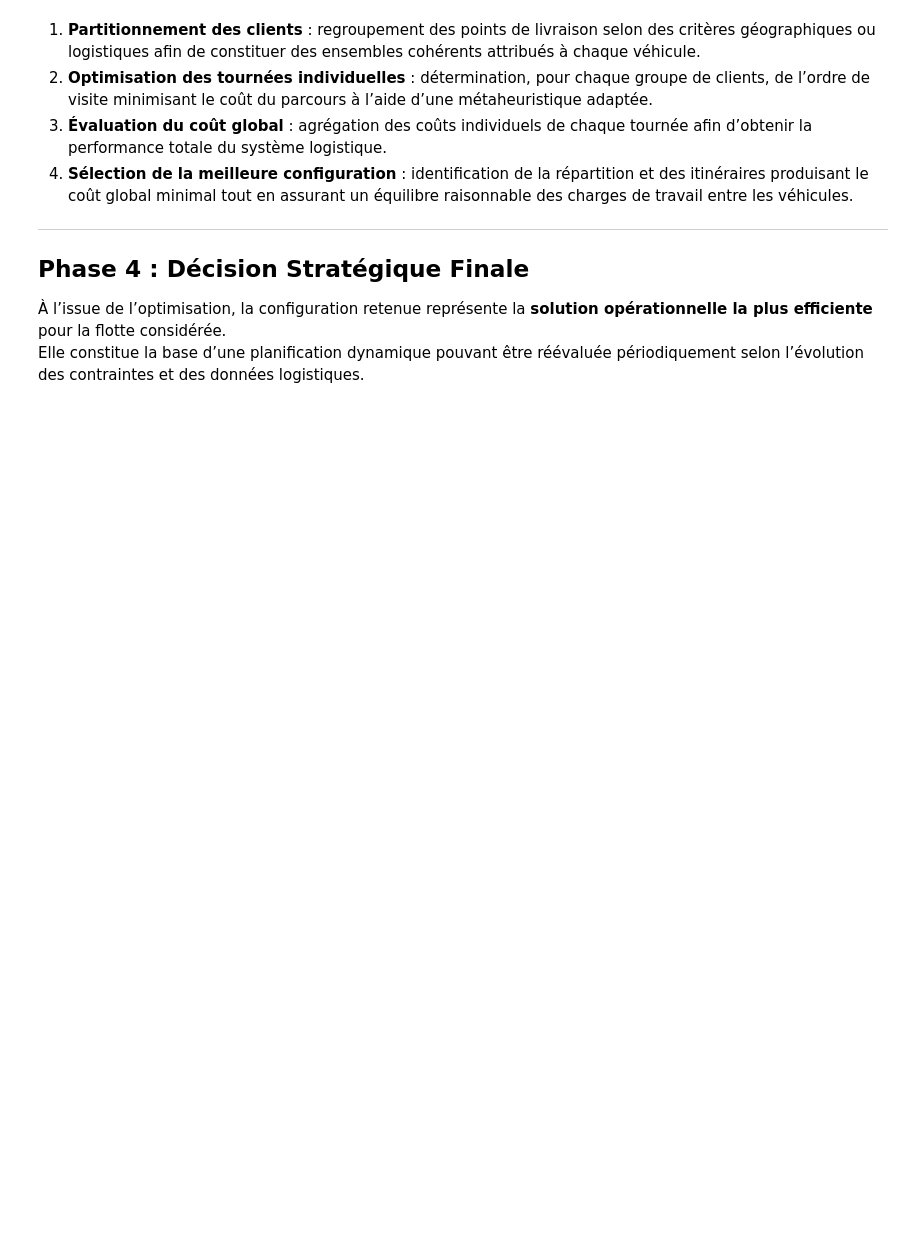
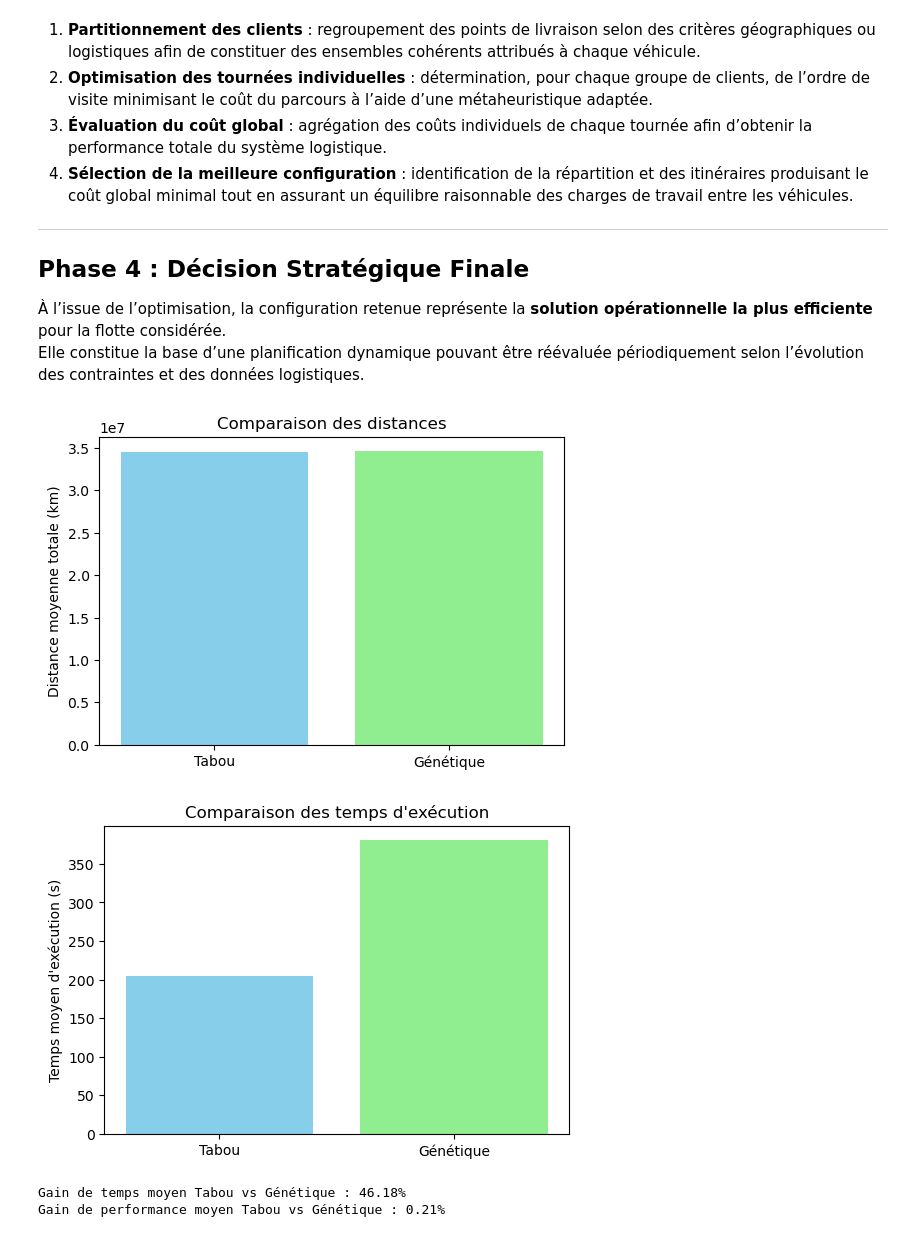
Before and after one commit to Sim0onn/ProjetOptimisation, a Jupyter notebook: Livrable.ipynb, the cells around one changed output. Saved outputs shown, nothing was run; the diff lists cells and outputs as text; code cells hidden in the pictures; blank space fills up the shorter version.

```diff
--- a/Livrable.ipynb
+++ b/Livrable.ipynb
@@ -104,3 +104,60 @@ Parmi celles-ci, l’on peut envisager l’utilisation du **recuit simulé**, de
 
 À l’issue de l’optimisation, la configuration retenue représente la **solution opérationnelle la plus efficiente** pour la flotte considérée.
 Elle constitue la base d’une planification dynamique pouvant être réévaluée périodiquement selon l’évolution des contraintes et des données logistiques.
+# %%
+import numpy as np
+import matplotlib.pyplot as plt
+
+# Moyennes
+distances_taboo = np.mean([
+    34353149, 34397849, 34669701, 34580713, 34466791,
+    34419629, 34658246, 34370287, 34516329, 34371481,
+    34616977, 34281468, 34519399, 34966849, 34548308,
+    34460795, 34531895, 34559454, 34309194, 34452340
+])
+
+distances_genetic = np.mean([
+    34303429, 34594176, 34447892, 34628955, 34945625,
+    34538822, 34727005, 34252901, 34802361, 34761407,
+    34297510, 34547504, 34705110, 34836340, 34518714,
+    34639327, 34386139, 34333431, 34846089, 34402026
+])
+
+temps_taboo = np.mean([
+    192.9054, 192.3097, 192.4974, 196.0068, 192.8008,
+    192.4598, 194.3512, 195.0801, 196.2961, 193.7292,
+    225.5304, 234.3427, 238.7574, 235.1207, 235.4504,
+    214.6025, 194.1336, 192.8786, 190.8788, 194.8410
+])
+
+temps_genetic = np.mean([
+    366.6802, 359.3640, 361.6687, 360.1243, 361.2971,
+    364.1083, 364.0854, 363.2913, 366.9107, 370.9442,
+    431.4694, 430.0859, 422.3380, 437.9503, 430.4487,
+    367.6998, 359.5729, 358.8197, 369.8760, 361.6996
+])
+
+# --- Graphique distances ---
+plt.figure(figsize=(6,4))
+plt.bar(["Tabou","Génétique"], [distances_taboo, distances_genetic], color=["skyblue","lightgreen"])
+plt.ylabel("Distance moyenne totale (km)")
+plt.title("Comparaison des distances")
+plt.show()
+
+# --- Graphique temps ---
+plt.figure(figsize=(6,4))
+plt.bar(["Tabou","Génétique"], [temps_taboo, temps_genetic], color=["skyblue","lightgreen"])
+plt.ylabel("Temps moyen d'exécution (s)")
+plt.title("Comparaison des temps d'exécution")
+plt.show()
+
+# --- Gain de temps en % ---
+gain_percent = ((temps_genetic - temps_taboo) / temps_genetic) * 100
+print(f"Gain de temps moyen Tabou vs Génétique : {gain_percent:.2f}%")
+gain_percent = ((distances_genetic - distances_taboo) / distances_genetic) * 100
+print(f"Gain de performance moyen Tabou vs Génétique : {gain_percent:.2f}%")
+# %% [output]
+[figure, added]
+[figure, added]
+Gain de temps moyen Tabou vs Génétique : 46.18%
+Gain de performance moyen Tabou vs Génétique : 0.21%
```
Also changed, not shown: 8 other files.
